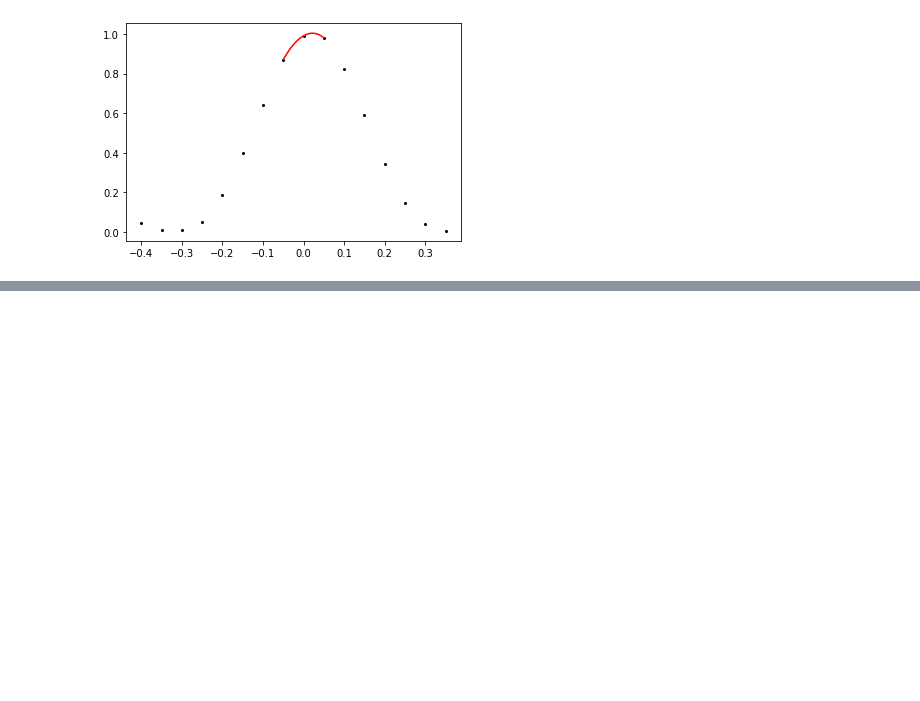
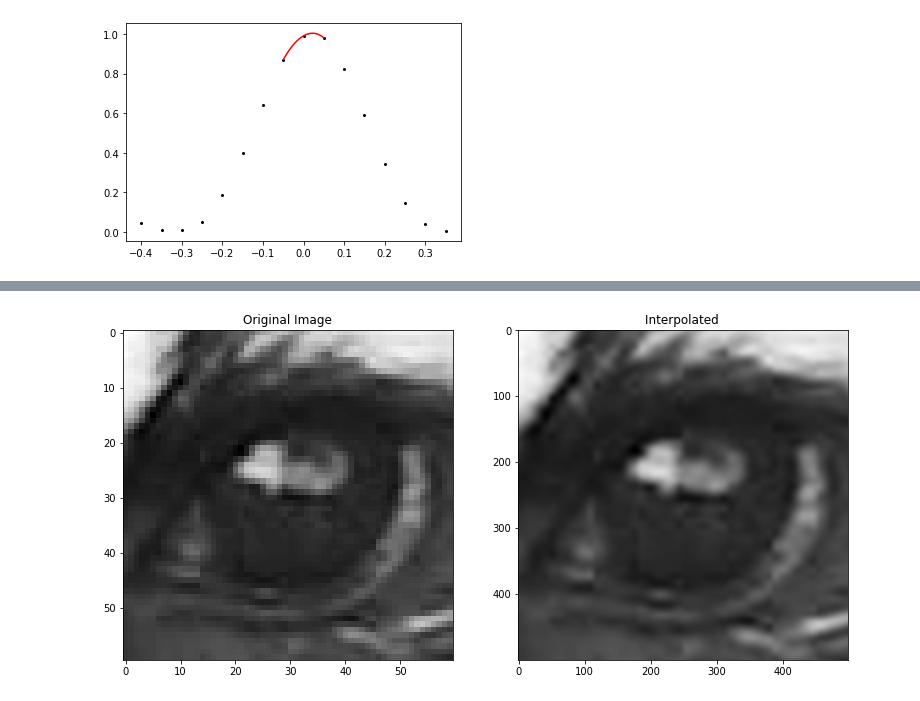
Before and after one commit to bsaintmichel/python-zero, a Jupyter notebook: Application_C_Scipy.ipynb, the cells around one changed output, grey strips where cells are left out. Cells and saved outputs as stored; diff of their text form; code cells hidden in the pictures; blank space fills up the shorter version.

Commit message:
Scipy : Interpolation

```diff
--- a/Application_C_Scipy.ipynb
+++ b/Application_C_Scipy.ipynb
@@ -376,0 +401,25 @@ Ce procédé de détection _sub-pixel_ de maxima est tout à fait applicable aux
+# %%
+import numpy as np
+import scipy.interpolate as spint
+import matplotlib.pyplot as plt
+from scipy.misc import face     # Source of the image
+
+# Generation and cropping of initial figure around a point of interest
+x = np.arange(690,750)
+y = np.arange(300,360)
+image = face(gray=True)[y[0]:y[-1]+1,x[0]:x[-1]+1]
+
+# Interpolation
+interpolator = spint.RectBivariateSpline(x,y,image)
+x_refined = np.linspace(x[0],x[-1],500) # Refined --> more points than initially (60)
+y_refined = np.linspace(y[0],y[-1],500) # Refined --> more points than initially (60)
+image_refined = interpolator(x_refined, y_refined)
+
+fig, ax = plt.subplots(ncols=2)
+ax[0].imshow(image, cmap='gray')
+ax[1].imshow(image_refined, cmap='gray')
+ax[0].set_title('Original Image')
+ax[1].set_title('Interpolated ')
+fig.set_size_inches(w=13, h=7)
+# %% [output]
+[figure, added]
```
Also changed, not shown: parts of 16 cells of this notebook, 3 other files.
